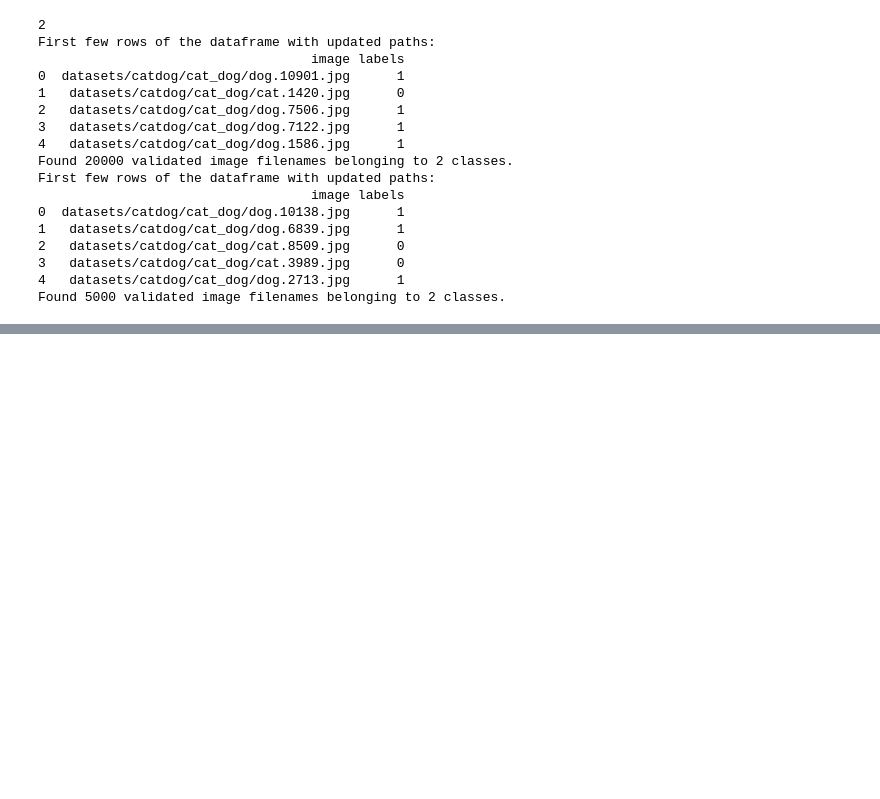
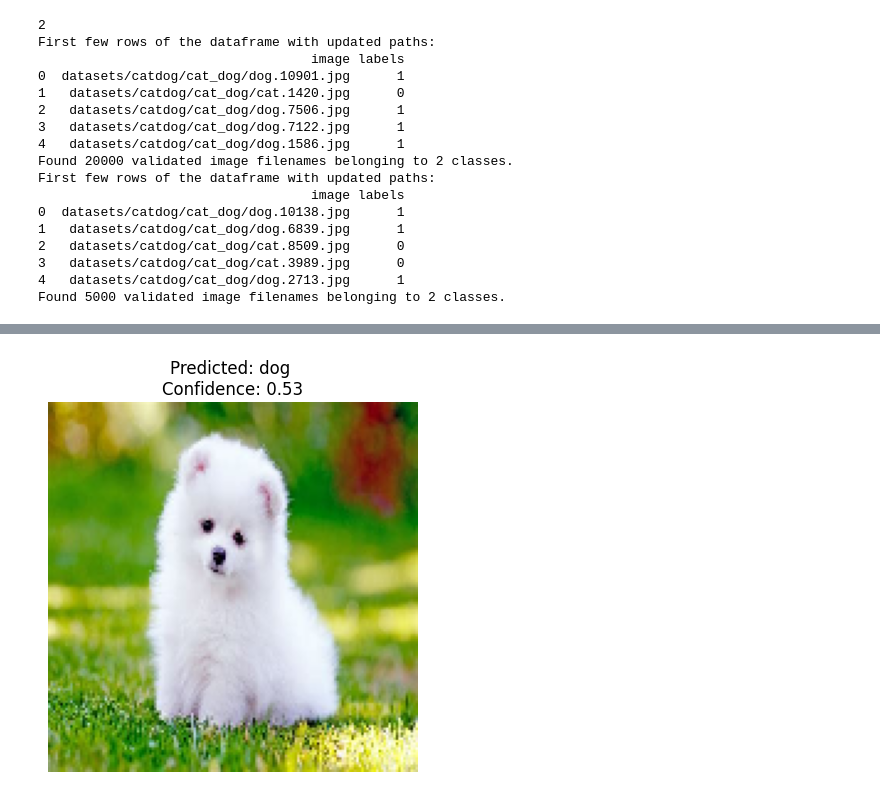
Before and after one commit to daniv-20/CWL_WDL, a Jupyter notebook: image_classification_tensorflow.ipynb, the cells around one changed output, grey strips where cells are left out. Drawn from its saved outputs; the diff is of its cells as text; code cells hidden in the pictures; blank space fills up the shorter version.

Commit message:
the model is actually decent!!

```diff
--- a/image_classification_tensorflow.ipynb
+++ b/image_classification_tensorflow.ipynb
@@ -232,14 +220,20 @@ model = Sequential(
 
 # Compile the model
 model.compile(optimizer="adam", loss="categorical_crossentropy", metrics=["accuracy"])
+# Image dimensions and parameters
+img_height, img_width = 150, 150
+batch_size = 32
+num_classes = len(train_df["labels"].unique())
+num_epochs = 50
+
 
 # Training the model
 history = model.fit(
     train_generator,
-    steps_per_epoch=train_generator.samples // batch_size,
-    epochs=20,
+    steps_per_epoch=train_generator.samples // batch_size // 10,
+    epochs=num_epochs,
     validation_data=test_generator,
-    validation_steps=test_generator.samples // batch_size,
+    validation_steps=test_generator.samples // batch_size // 10,
 )
 
 # Evaluating the model
@@ -252,0 +248,61 @@ ImportError: Could not import PIL.Image. The use of `load_img` requires PIL.
+# %%
+from tensorflow.keras.preprocessing.image import load_img, img_to_array
+from tensorflow.keras.models import load_model
+from tensorflow.keras.preprocessing import image
+
+# Load the trained model
+model = load_model("isdog2_models/isdogv2_0_20epochs.h5")
+
+
+# Function to preprocess the image
+def preprocess_image(img_path, img_height=150, img_width=150):
+    img = image.load_img(img_path, target_size=(img_height, img_width))
+    img_array = image.img_to_array(img)
+    img_array = np.expand_dims(img_array, axis=0)  # Add batch dimension
+    img_array /= 255.0  # Rescale to [0, 1]
+    return img_array
+
+
+# Function to classify an image
+def classify_image(model, img_path):
+    # Preprocess the image
+    img_array = preprocess_image(img_path)
+
+    # Make a prediction
+    predictions = model.predict(img_array)
+
+    # Get the predicted class
+    predicted_class = np.argmax(predictions, axis=1)[0]
+
+    return predicted_class, predictions
+
+
+# Function to display an image with its predicted class
+def display_image_with_prediction(model, img_path, class_names):
+    # Preprocess the image
+    img = image.load_img(img_path, target_size=(150, 150))
+    img_array = image.img_to_array(img) / 255.0  # Rescale to [0, 1]
+
+    # Get the predicted class
+    predicted_class, predictions = classify_image(model, img_path)
+
+    # Display the image
+    plt.imshow(img_array)
+    plt.title(
+        f"Predicted: {class_names[predicted_class]} \nConfidence: {predictions[0][predicted_class]:.2f}"
+    )
+    plt.axis("off")
+    plt.show()
+
+
+# Example of preprocessing an image
+img_path = (
+    "datasets/catdog/test_images/003.jpg"  # Replace with the path to your new image
+)
+
+class_names = ["cat", "dog"]  # Replace with your actual class names
+
+display_image_with_prediction(model, img_path, class_names)
+
+display_image_with_prediction(model, "datasets/catdog/test_images/002.jpg", class_names)
+# %% [output]
@@ -252,0 +311 @@ ImportError: Could not import PIL.Image. The use of `load_img` requires PIL.
+[figure, added]
```
Also changed, not shown: parts of 4 cells of this notebook, 2 other files.
